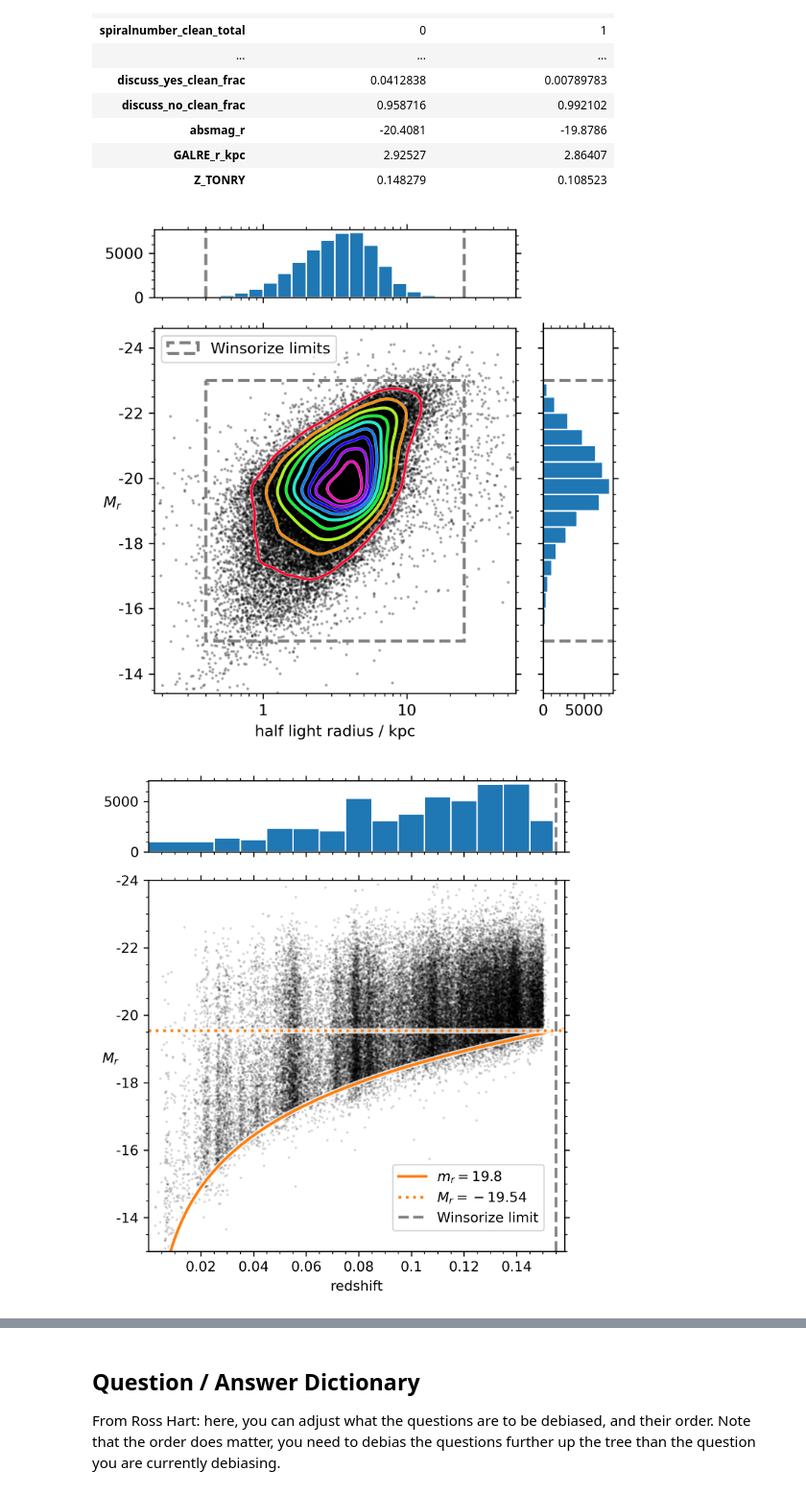
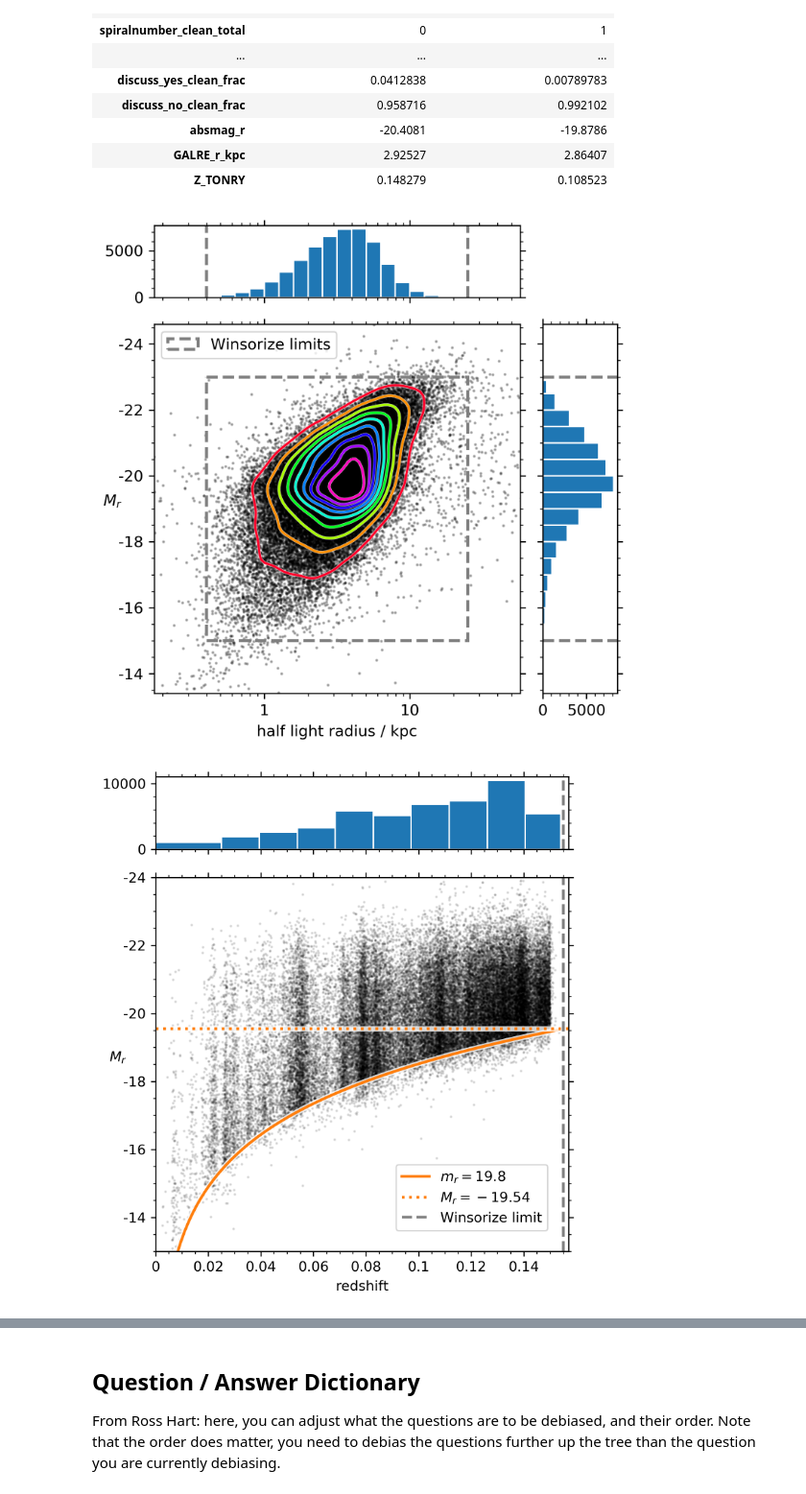
Before and after one commit to leeskelvin/gamakidsgz, a Jupyter notebook: outputs/debiasing/debiasing_new.ipynb, the cells around one changed output, grey strips where cells are left out. Shown at 96% size. Cells and saved outputs as stored; diff of their text form; code cells hidden in the pictures.

```diff
--- a/outputs/debiasing/debiasing_new.ipynb
+++ b/outputs/debiasing/debiasing_new.ipynb
@@ -74,24 +74,25 @@ Mrlo = -23
 Mrhi = -15
 
 # astrophysical limits
-volume_redshift_bounds = np.arange(0.025, 0.155+1e-7, 0.01)
+# volume_redshift_bounds = np.arange(0.025, 0.155+1e-7, 0.01)
 survey_mag_limit = 19.8
+volume_redshift_bounds = (0.025, 0.155)
 
 # prior p cut values
 p_cut = 0.5
 N_cut = 5
+null_value = -1
 
 # debiasing sample binning target values
 n_voronoi = 30
 n_per_z = 50
 low_signal_limit = 100
 clip_percentile = 5
-null_value = -1
 
 # debiasing function boundary limits
-logistic_bounds = ((0.5,10), (-10, 10))
-exponential_bounds = ((10**(-5),10),(10**(-5),10))
-log_fv_range = (-1.5,0.01)
+logistic_bounds = ((0.5, 10), (-10, 10))
+exponential_bounds = ((10**(-5), 10), (10**(-5), 10))
+log_fv_range = (-1.5, 0.01)
 
 # plotting variables
 dpi = 300
@@ -211,8 +197,8 @@ def kde2d(x, y, xlim = None, ylim = None, nx = 25, ny = 25,
 # size-magnitude plot
 def minmax(x): return [np.nanmin(x), np.nanmax(x)]
 def extendrange(x,f=0.05):u,v=minmax(x);d=(v-u)*(1+f);return v-d,u+d
-size = data[R50_column]
-mag = data[Mr_column]
+size = gama_ext[R50_column]
+mag = gama_ext[Mr_column]
 winsorColor = 'grey'
 sizeLim = [R50lo,R50hi]
 magLim = [Mrlo,Mrhi]
@@ -286,14 +272,13 @@ plt.savefig(fname=outdir+'/sizemag.png', dpi='figure')
 plt.show()
 plt.close()
 # %% [output]
-[figure, old version]
+[figure, new version]
 # %%
 # redshift-magnitude plot
-z = data[z_column]
-mag = data[Mr_column]
+z = gama_ext[z_column]
+mag = gama_ext[Mr_column]
 winsorColor = 'grey'
-outerZLim = [1e-5, (np.max(volume_redshift_bounds)+
-                    np.diff(volume_redshift_bounds)[-1]/3)]
+outerZLim = [1e-5, volume_redshift_bounds[-1]+0.002]
 magLim = [Mrhi, Mrlo]
 outerMagLim = [magLim[0]+2, magLim[1]-1]
 MagComplete = mag_to_Mag(survey_mag_limit,
@@ -323,33 +308,34 @@ ax.axhline(MagComplete, c='w', ls='solid', lw=lw+2,
            label='', alpha=0.8)
 ax.axhline(MagComplete, c=cols[0], ls='dotted', lw=lw,
            label=f'$M_r={MagComplete:.02f}$')
 ax.axvline(volume_redshift_bounds[-1], c='w', ls='solid', lw=lw+2,
            label='', alpha=0.8)
 ax.axvline(volume_redshift_bounds[-1], c=winsorColor, ls='--',lw=lw,
            label='Winsorize limit')
 ax.legend(loc='lower right', borderaxespad=1.5)
 
 ax = fig.add_subplot(gs[:-4,:])
 ax.minorticks_on()
 ax.tick_params(axis='x', which='both', bottom=True, top=True)
 ax.tick_params(axis='y', which='both', left=True, right=True)
-histZBins = [0]+list(volume_redshift_bounds)
+histZBins = [0]+list(np.linspace(volume_redshift_bounds[0],
+                                 volume_redshift_bounds[-1], 10))
 if np.max(volume_redshift_bounds) < np.max(z):
     histZBins += [np.max(z)]
 ax.hist(z, bins=histZBins, log=False, label='',
         edgecolor='white', color=cols[1])
 ax.axvline(volume_redshift_bounds[-1],c='w',ls='-',lw=lw+3,label='')
 ax.axvline(volume_redshift_bounds[-1],c=winsorColor,ls='--',lw=lw,
            label='Winsorize limit')
 ax.set_xlim(outerZLim)
 ax.xaxis.set_major_formatter(fmt)
 ax.yaxis.set_major_formatter(fmt)
 ax.set_xticklabels([])
 
 plt.tight_layout()
 plt.savefig(fname=outdir+'/redshiftmag.png', dpi='figure')
 plt.show()
 plt.close()
 # %% [output]
-[figure, old version]
+[figure, new version]
 # %%
```
Also changed, not shown: parts of 14 cells of this notebook, 2 other files.
